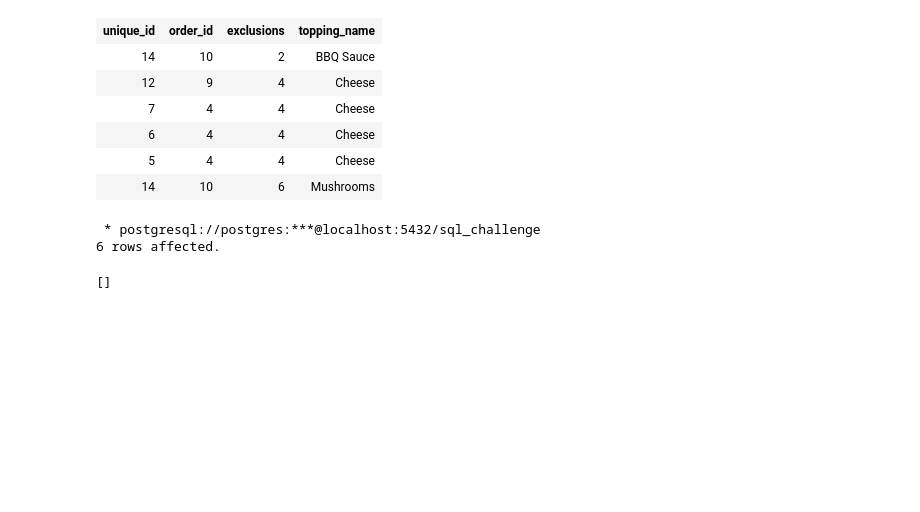
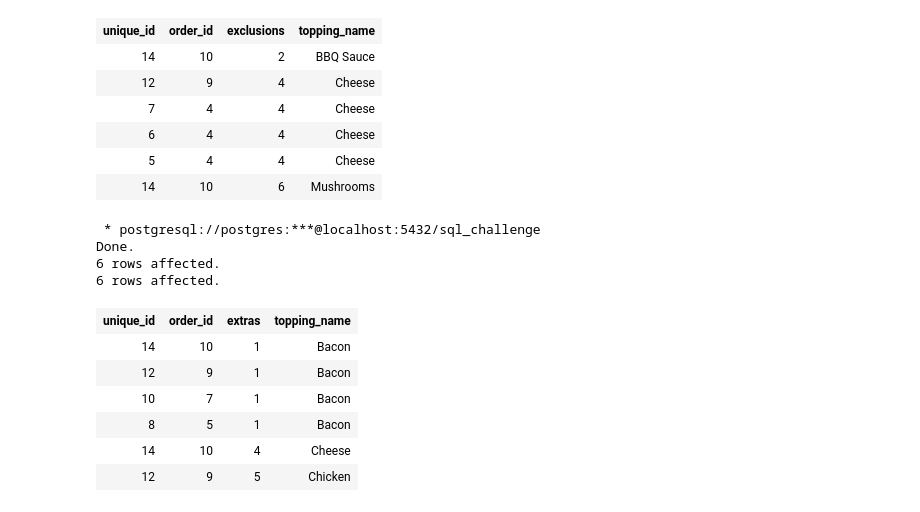
Before and after one commit to joshuaati/8_weeks_sql_challenge, a Jupyter notebook: week 2/01.ipynb, the cells around one changed output. Cells and saved outputs as stored; diff of their text form; code cells hidden in the pictures; blank space fills up the shorter version.

```diff
--- a/week 2/01.ipynb
+++ b/week 2/01.ipynb
@@ -625,21 +629,34 @@ Done.
 # %%
 %%sql
 
 DROP TABLE IF EXISTS extras_table;
 
-WITH unnest_extras AS (SELECT
-order_id,
-UNNEST(STRING_TO_ARRAY(extras, ',')) AS extras
-FROM  clean_customer_orders)
+WITH unnest_extras AS (
+    SELECT
+        unique_id,
+        order_id,
+        UNNEST(STRING_TO_ARRAY(extras, ',')) AS extras
+    FROM  clean_customer_orders
+    )
 
-SELECT unex.*, pt.topping_name
+SELECT
+    unex.*,
+    pt.topping_name
 INTO extras_table
-FROM unnest_extras unex
-JOIN pizza_toppings pt
-ON unex.extras::integer = pt.topping_id;
+    FROM unnest_extras unex
+    JOIN pizza_toppings pt
+    ON unex.extras::integer = pt.topping_id;
 
 SELECT * FROM extras_table
 # %% [output]
  * postgresql://postgres:***@localhost:5432/sql_challenge
+Done.
 6 rows affected.
+6 rows affected.
-[]
+| unique_id | order_id | extras | topping_name |
+| 14 | 10 | 1 | Bacon |
+| 12 | 9 | 1 | Bacon |
+| 10 | 7 | 1 | Bacon |
+| 8 | 5 | 1 | Bacon |
+| 14 | 10 | 4 | Cheese |
+| 12 | 9 | 5 | Chicken |
```
Also changed, not shown: parts of 8 cells of this notebook, 1 other file.
